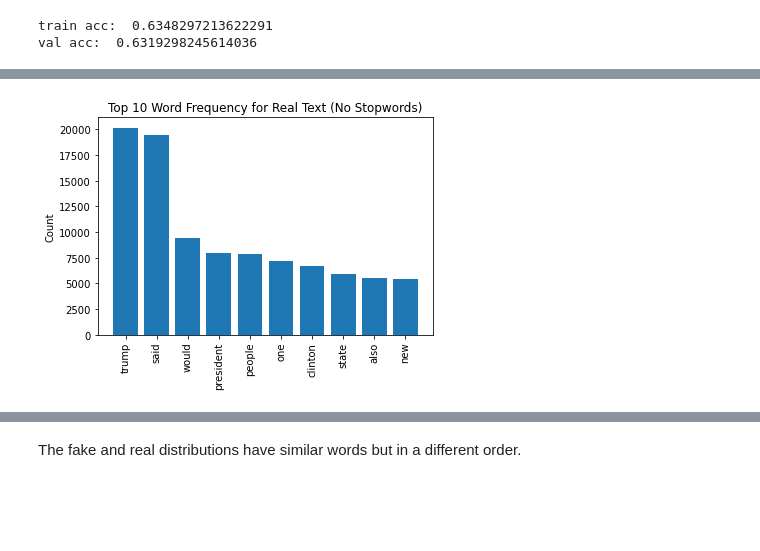
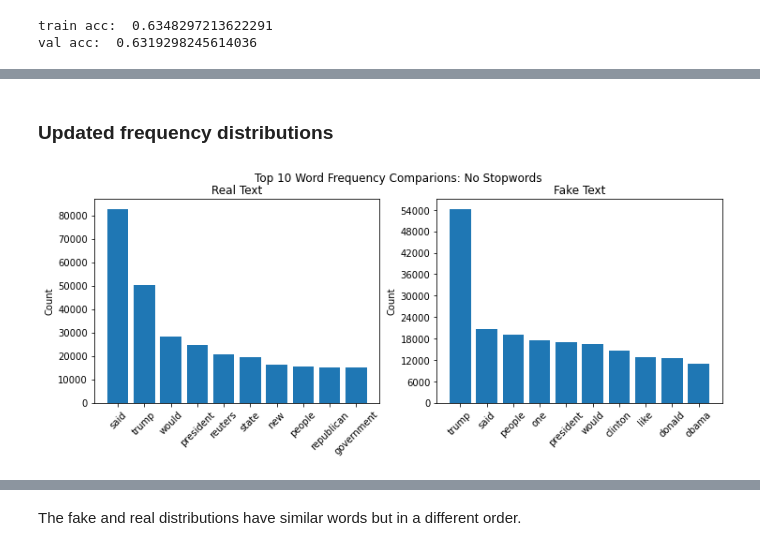
Before and after one commit to bentoler22/Phase_5_Project, a Jupyter notebook: Fake News Detection.ipynb, the cells around one changed output, grey strips where cells are left out. Saved outputs shown, nothing was run; the diff lists cells and outputs as text; code cells hidden in the pictures; blank space fills up the shorter version.

```diff
--- a/Fake News Detection.ipynb
+++ b/Fake News Detection.ipynb
@@ -248,18 +203,36 @@ Name: text, Length: 32300, dtype: object
 # %%
-# define function for plotting top 10 words of freq dist
-def visualize_top_10(freq_dist, title):
+# define function for plotting top 10 words of freq dist for real and fake data
+def top_10_comparison(column, title):
+
+    #define freq distributions for fake and real datasets
+    real_freq_dist = FreqDist(eda_X_train.loc[eda_X_train.label == 'REAL',
+                                              column].explode())
+    fake_freq_dist = FreqDist(eda_X_train.loc[eda_X_train.label == 'FAKE',
+                                              column].explode())
 
     # Extract data for plotting
-    top_10 = list(zip(*freq_dist.most_common(10)))
-    tokens = top_10[0]
-    counts = top_10[1]
+    real_top_10 = list(zip(*real_freq_dist.most_common(10)))
+    real_tokens = real_top_10[0]
+    real_counts = real_top_10[1]
+
+    fake_top_10 = list(zip(*fake_freq_dist.most_common(10)))
+    fake_tokens = fake_top_10[0]
+    fake_counts = fake_top_10[1]
+
 
     # Set up plot and plot data
-    fig, ax = plt.subplots()
-    ax.bar(tokens, counts)
+    fig, ax = plt.subplots(1,2, figsize=(12,4))
+    ax[0].bar(real_tokens, real_counts)
+    ax[1].bar(fake_tokens, fake_counts)
 
+    fig.suptitle(title)
     # Customize plot appearance
-    ax.set_title(title)
-    ax.set_ylabel("Count")
-    ax.yaxis.set_major_locator(MaxNLocator(integer=True))
-    ax.tick_params(axis="x", rotation=90)
+    ax[0].set_title("Real Text")
+    ax[0].set_ylabel("Count")
+    ax[0].yaxis.set_major_locator(MaxNLocator(integer=True))
+    ax[0].tick_params(axis="x", rotation=45)
+
+    ax[1].set_title("Fake Text")
+    ax[1].set_ylabel("Count")
+    ax[1].yaxis.set_major_locator(MaxNLocator(integer=True))
+    ax[1].tick_params(axis="x", rotation=45)
@@ -340,6 +300,8 @@ The next model will use data that has common stopwords removed that often have n
 nltk.download('stopwords', quiet=True)
 
 stopwords_list = stopwords.words('english')
+# %% [markdown]
+### Updated frequency distributions
 # %%
 # define function to remove stopwords from tokenized data
 def remove_stopwords(token_list):
@@ -354,5 +314,4 @@ X_train_sub["label"] = [y_train_sub[val] for val in X_train_sub.index]
 # %%
-true_freq_dist = FreqDist(X_train_sub.loc[X_train_sub.label == '1', 'text_without_stopwords'].explode())
-visualize_top_10(true_freq_dist, "Top 10 Word Frequency for Real Text (No Stopwords)")
+top_10_comparison('text_without_stopwords', "Top 10 Word Frequency Comparions: No Stopwords")
 # %% [output]
-[figure, old version]
+[figure, new version]
```
Also changed, not shown: parts of 66 cells of this notebook.
